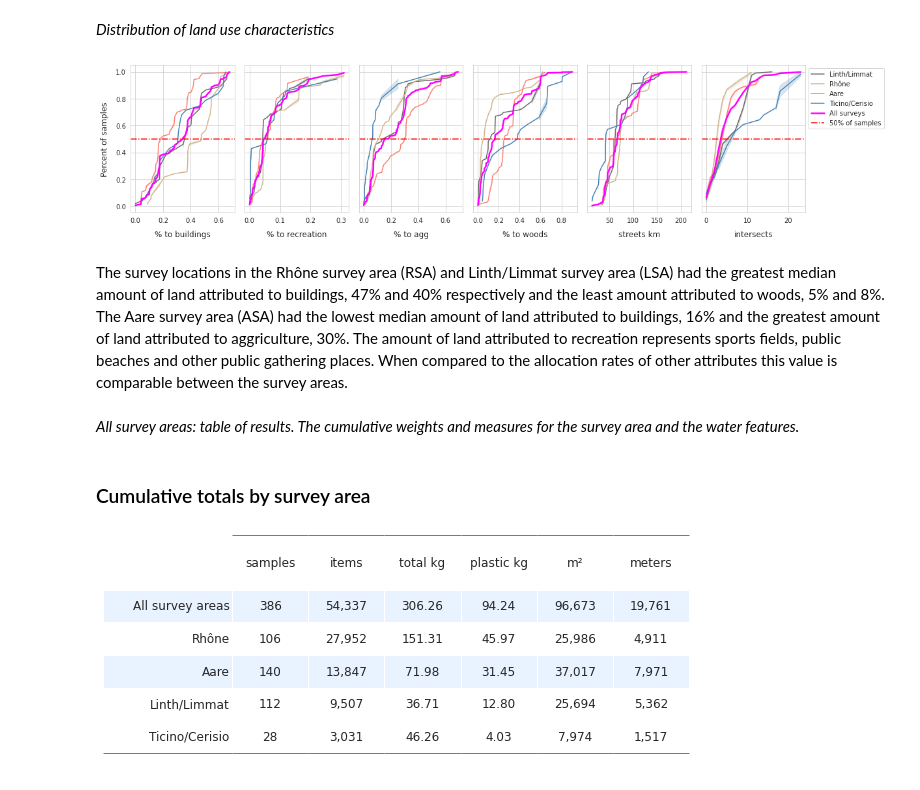
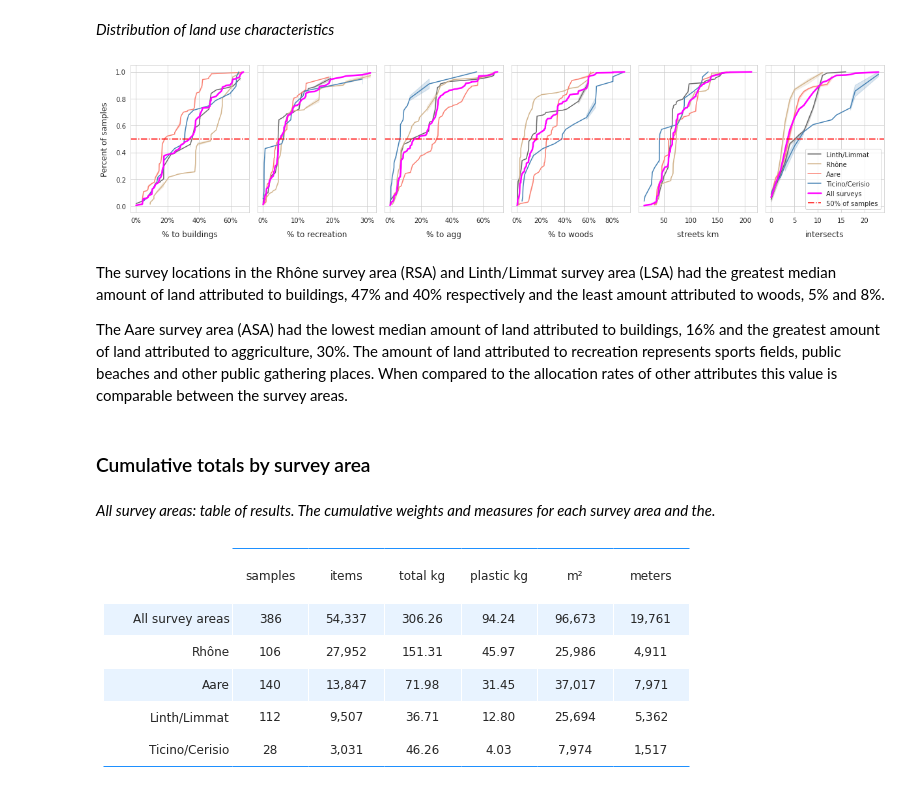
Before and after one commit to hammerdirt-analyst/IQAASL-End-0f-Sampling-2021, a Jupyter notebook: eos_asa.ipynb, the cells around one changed output. Drawn from its saved outputs; the diff is of its cells as text; code cells hidden in the pictures.

```diff
--- a/eos_asa.ipynb
+++ b/eos_asa.ipynb
@@ -253,36 +260,41 @@ sns.set_style('whitegrid')
 fig, axs = plt.subplots(1,len(luse_exp), figsize=(17,4), sharey=True)
 
 for i, n in enumerate(luse_exp):
     # get the dist for each survey area here
     for element in comps:
         ax=axs[i]
         the_data = ECDF(dt_nw[dt_nw[this_level] == element][n].values)
         ecdfs[element].update({n:the_data})
 
         x, y = the_data.x, the_data.y
 
         sns.lineplot(x=x, y=y, ax=ax, label=comp_labels[element], color=comp_palette[comp_labels[element]])
 
     # get the dist for all here
     a_all_surveys =  ECDF(dt_nw[n].values)
     ecdfs["All surveys"].update({n:a_all_surveys})
 
     x, y = a_all_surveys.x, a_all_surveys.y
     sns.lineplot(x=x, y=y, ax=ax, label="All surveys", color="magenta", linewidth=2.5)
     ax.axhline(y=.5, linestyle="-.", color="red", label="50% of samples")
 
-    if i == 0:
-        ax.set_ylabel("Percent of samples", **ck.xlab_k)
+    # format the % of total on the xaxis:
+    if i <= 3:
+        if i == 0:
+            ax.set_ylabel("Percent of samples", **ck.xlab_k)
+        ax.xaxis.set_major_formatter(ticker.PercentFormatter(1.0, 0, '%'))
     else:
         pass
 
     ax.set_xlabel(n, **ck.xlab_k)
     handles, labels = ax.get_legend_handles_labels()
     ax.get_legend().remove()
-plt.legend(handles, labels, bbox_to_anchor=(1,1))
+plt.legend(handles, labels)
 plt.tight_layout()
 plt.show()
 # %% [output]
-[figure, old version]
+[figure, new version]
 # %% [markdown]
-The survey locations in the Rhône survey area (RSA) and Linth/Limmat survey area (LSA) had the greatest median amount of land attributed to buildings, 47% and 40% respectively and the least amount attributed to woods, 5% and 8%. The Aare survey area (ASA) had the lowest median amount of land attributed to buildings, 16% and the greatest amount of land attributed to aggriculture, 30%. The amount of land attributed to recreation represents sports fields, public beaches and other public gathering places. When compared to the allocation rates of other attributes this value is comparable between the survey areas.
+The survey locations in the Rhône survey area (RSA) and Linth/Limmat survey area (LSA) had the greatest median amount of land attributed to buildings, 47% and 40% respectively and the least amount attributed to woods, 5% and 8%.
+
+The Aare survey area (ASA) had the lowest median amount of land attributed to buildings, 16% and the greatest amount of land attributed to aggriculture, 30%. The amount of land attributed to recreation represents sports fields, public beaches and other public gathering places. When compared to the allocation rates of other attributes this value is comparable between the survey areas.
@@ -318,22 +301,46 @@ dims_table.rename(columns={'samples':'samples','quantity':'items', 'total_w':'to
-# %%
-# order the columns
-dims_table = dims_table[['samples', *dims_table.columns[:-1]]]
-
-# format kilos
-dims_table['plastic kg'] = dims_table['plastic kg']/1000
-
-# figure caption
-agg_caption = F"""
-*{top_name[0]}: table of results. The cumulative weights and measures for the survey area and the
-water features.*
-"""
-md(agg_caption)
-# %% [output]
-
-*All survey areas: table of results. The cumulative weights and measures for the survey area and the
-water features.*
 # %% [markdown]
 ### Cumulative totals by survey area
+# %%
+# map the qauntity to the dimensional data
+q_map = dt_all[['loc_date','quantity']].set_index('loc_date')
+
+fd_dims['quantity'] = fd_dims.loc_date.map(lambda x: q_map.loc[[x], 'quantity'][0])
+
+# drop the dims that did not match
+som_dims = fd_dims[fd_dims.quantity != 'bad key'].copy()
+
+# aggregate the dimensional data
+dims_table = som_dims.groupby(['survey area']).agg({'quantity':'sum','total_w':'sum', 'mac_plast_w':'sum', 'area':'sum', 'length':'sum'})
+
+# collect the number of samples from the survey total data:
+for name in dims_table.index:
+    dims_table.loc[name, 'samples'] = fd[fd[this_level] == name].loc_date.nunique()
+
+# add proper names for display
+dims_table['water_feature'] = dims_table.index.map(lambda x: comp_labels[x])
+dims_table.set_index('water_feature', inplace=True)
+
+# get the sum of all survey areas
+dims_table.loc['All survey areas']= dims_table.sum(numeric_only=True, axis=0)
+
+# for display
+dims_table.sort_values(by=["quantity"], ascending=False, inplace=True)
+dims_table.rename(columns={'samples':'samples','quantity':'items', 'total_w':'total kg', 'mac_plast_w':'plastic kg', 'area':'m²', 'length':'meters'}, inplace=True)
+
+# order the columns
+dims_table = dims_table[['samples', *dims_table.columns[:-1]]]
+
+# format kilos
+dims_table['plastic kg'] = dims_table['plastic kg']/1000
+
+# figure caption
+agg_caption = F"""
+*{top_name[0]}: table of results. The cumulative weights and measures for each survey area and the.*
+"""
+md(agg_caption)
+# %% [output]
+
+*All survey areas: table of results. The cumulative weights and measures for each survey area and the.*
 # %%
 # row shading for chart
 a_color='dodgerblue'
```
Also changed, not shown: parts of 13 cells of this notebook, 1 other file.
